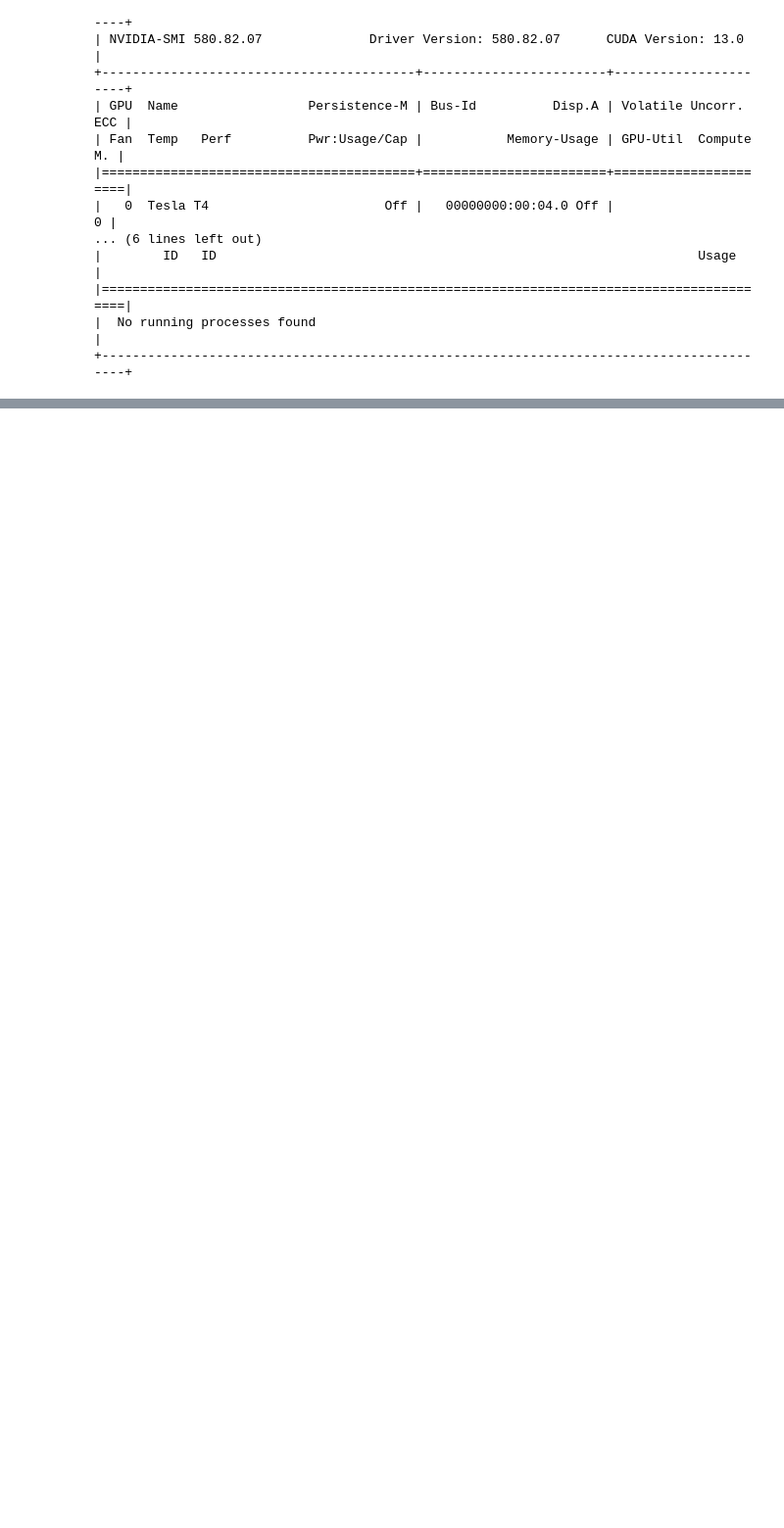
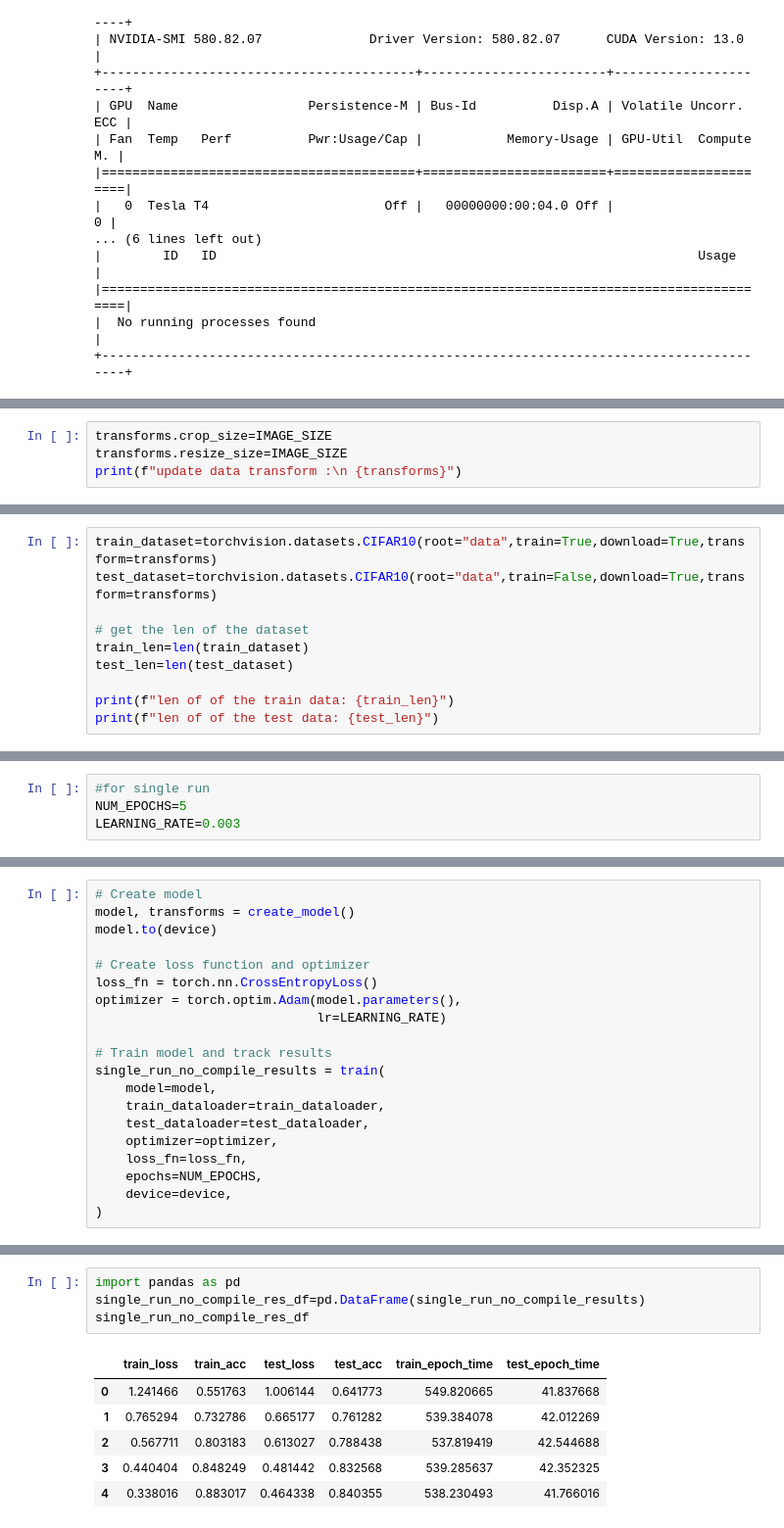
Before and after one commit to saim9211/DeepLearning, a Jupyter notebook: pytorch_2_0.ipynb, the cells around one changed output, grey strips where cells are left out. Shown at 98% size. Drawn from its saved outputs; the diff is of its cells as text; blank space fills up the shorter version.

Commit message:
one single model is done here

```diff
--- a/pytorch_2_0.ipynb
+++ b/pytorch_2_0.ipynb
@@ -132,0 +253,4 @@ Sat Sep  5 22:32:37 2026
+# %%
+transforms.crop_size=IMAGE_SIZE
+transforms.resize_size=IMAGE_SIZE
+print(f"update data transform :\n {transforms}")
@@ -132,0 +268,10 @@ Sat Sep  5 22:32:37 2026
+# %%
+train_dataset=torchvision.datasets.CIFAR10(root="data",train=True,download=True,transform=transforms)
+test_dataset=torchvision.datasets.CIFAR10(root="data",train=False,download=True,transform=transforms)
+
+# get the len of the dataset
+train_len=len(train_dataset)
+test_len=len(test_dataset)
+
+print(f"len of of the train data: {train_len}")
+print(f"len of of the test data: {test_len}")
@@ -132,0 +801,4 @@ Sat Sep  5 22:32:37 2026
+# %%
+#for single run
+NUM_EPOCHS=5
+LEARNING_RATE=0.003
@@ -132,0 +807,20 @@ Sat Sep  5 22:32:37 2026
+# %%
+# Create model
+model, transforms = create_model()
+model.to(device)
+
+# Create loss function and optimizer
+loss_fn = torch.nn.CrossEntropyLoss()
+optimizer = torch.optim.Adam(model.parameters(),
+                             lr=LEARNING_RATE)
+
+# Train model and track results
+single_run_no_compile_results = train(
+    model=model,
+    train_dataloader=train_dataloader,
+    test_dataloader=test_dataloader,
+    optimizer=optimizer,
+    loss_fn=loss_fn,
+    epochs=NUM_EPOCHS,
+    device=device,
+)
@@ -132,0 +850,11 @@ Sat Sep  5 22:32:37 2026
+# %%
+import pandas as pd
+single_run_no_compile_res_df=pd.DataFrame(single_run_no_compile_results)
+single_run_no_compile_res_df
+# %% [output]
+|  | train_loss | train_acc | test_loss | test_acc | train_epoch_time | test_epoch_time |
+| 0 | 1.241466 | 0.551763 | 1.006144 | 0.641773 | 549.820665 | 41.837668 |
+| 1 | 0.765294 | 0.732786 | 0.665177 | 0.761282 | 539.384078 | 42.012269 |
+| 2 | 0.567711 | 0.803183 | 0.613027 | 0.788438 | 537.819419 | 42.544688 |
+| 3 | 0.440404 | 0.848249 | 0.481442 | 0.832568 | 539.285637 | 42.352325 |
+| 4 | 0.338016 | 0.883017 | 0.464338 | 0.840355 | 538.230493 | 41.766016 |
```
Also changed, not shown: parts of 25 cells of this notebook.
